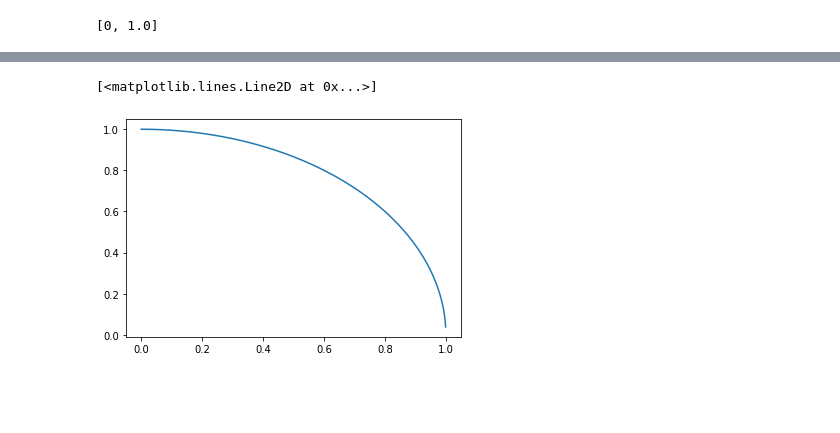
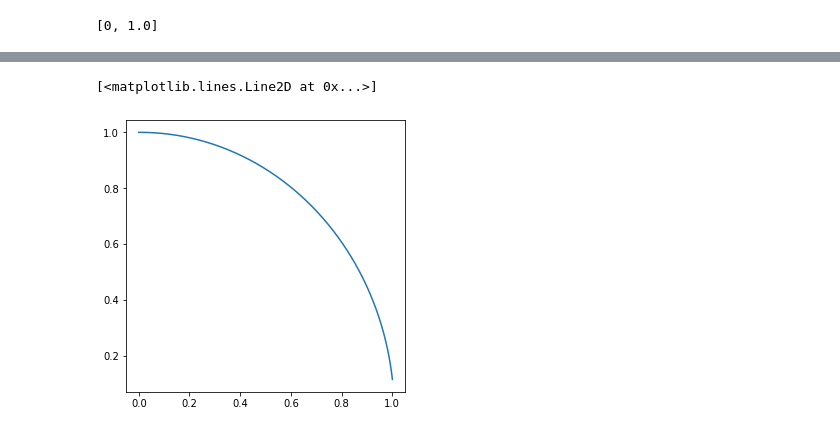
Before and after one commit to paplessix/ProjetMaths, a Jupyter notebook: NbCourbeniveau.ipynb, the cells around one changed output, grey strips where cells are left out. Saved outputs shown, nothing was run; the diff lists cells and outputs as text; code cells hidden in the pictures; blank space fills up the shorter version.

```diff
--- a/NbCourbeniveau.ipynb
+++ b/NbCourbeniveau.ipynb
@@ -17,14 +28,14 @@ import matplotlib.pyplot as plt
 - On implémente ainsi l'algorithme de résolution d'équation en construisant itérativement la suite.
 - On considère la limite atteinte lorsque la distance entre deux $x_k$ successifs est plus petit qu'un certain $\epsilon$ fixé
 # %%
-def find_seed(g,c=0,eps=2**(-26)):
-    if (g([0,1])-c)*(g([0,0])-c)<0:
+def find_seed_newt(g,c=0,eps=2**(-26)):
+    if (g([0,1])-c)*(g([0,0])-c)>0:
         return None
     else :
-        gradg=autograd.grad(g)
-        x_0=5
-        x=x_0-(g(np.array([0.,x_0]))-c)/gradg(np.array([0.,x_0]))[1]
-        while abs(x-x_0)>eps:
-            x_0=x
-            x=x_0-(g(np.array([0,x_0]))-c)/gradg(np.array([0,x_0]))[1]
+        gradg = autograd.grad(g)
+        x_0 = 5
+        x = x_0 -(g(np.array([0.,x_0]))-c)/gradg(np.array([0.,x_0]))[1]
+        while abs(x-x_0) > eps:
+            x_0 = x
+            x = x_0-(g(np.array([0,x_0]))-c)/gradg(np.array([0,x_0]))[1]
         return [0,x]
@@ -43,7 +89,7 @@ Cf. $Méthode\space d'Euler$ qui est d'ordre 1
 # %%
-def chemin (g,c=0,delta=0.001):
+def simple_contour (g,c=0,delta=0.01):
     abscisses,ordonnées =[],[]
-    position=np.array(find_seed(g,c))
+    position=np.array(find_seed_newt(g,c))
     gradg=autograd.grad(g)
     abscisses.append(position[0])
     ordonnées.append(position[1])
@@ -58,9 +104,10 @@ def chemin (g,c=0,delta=0.001):
         abscisses.append(position[0])
         ordonnées.append(position[1])
     return abscisses,ordonnées
-
-a=chemin(g,1)
-plt.plot(a[0],a[1])
-# %% [output]
-[<matplotlib.lines.Line2D at 0x...>]
-[figure, removed]
+# %%
+c=simple_contour(g,1,0.01)
+plt.figure(figsize=(5,5))
+plt.plot(c[0],c[1])
+# %% [output]
+[<matplotlib.lines.Line2D at 0x...>]
+[figure, added]
```
Also changed, not shown: parts of 24 cells of this notebook.
